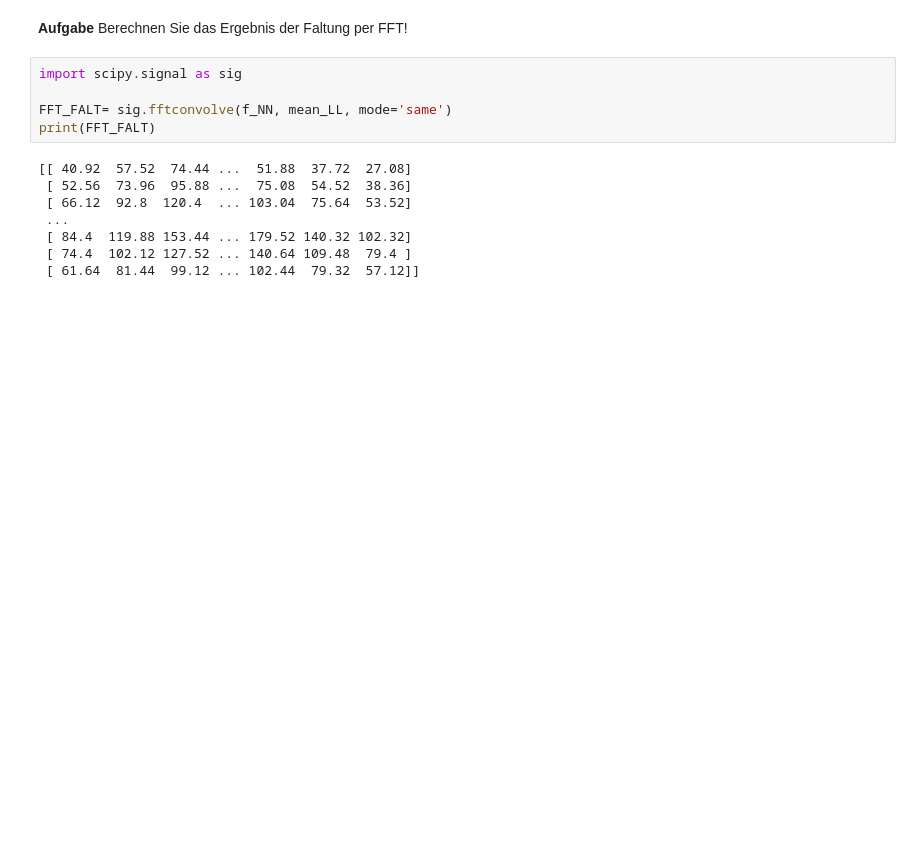
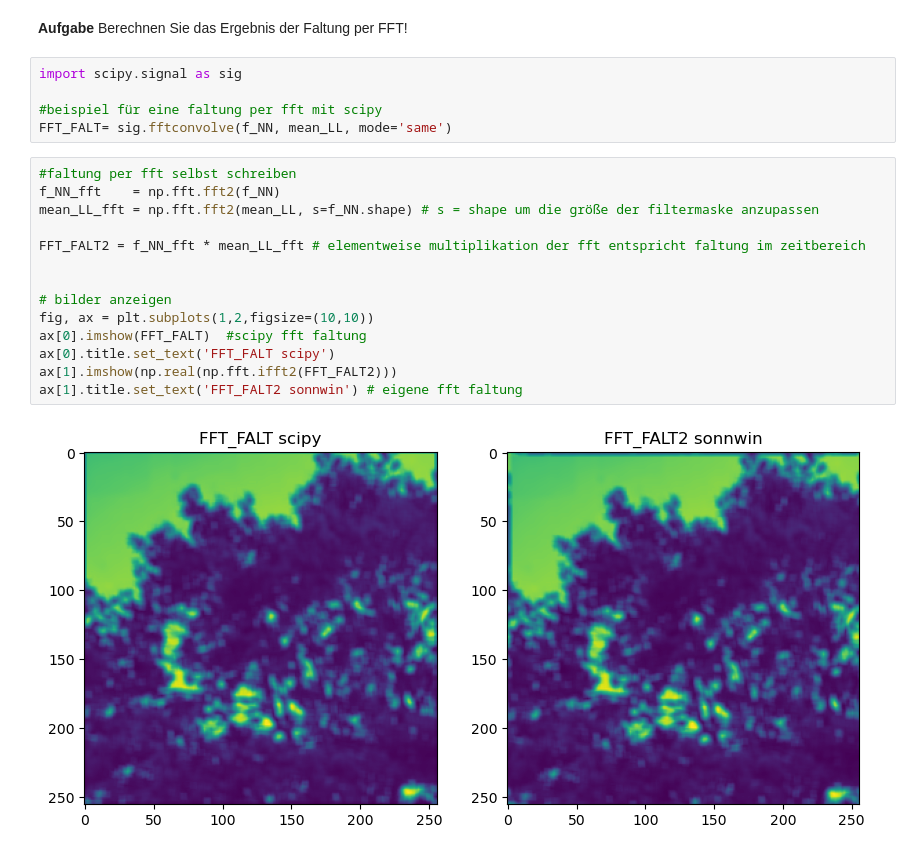
Before and after one commit to sonnii23/DigSigRep, a Jupyter notebook: digsig1/pds6_Sonnwin_Manleitner.ipynb, the cells around one changed output. Drawn from its saved outputs; the diff is of its cells as text; blank space fills up the shorter version.

```diff
--- a/digsig1/pds6_Sonnwin_Manleitner.ipynb
+++ b/digsig1/pds6_Sonnwin_Manleitner.ipynb
@@ -137,14 +145,22 @@ Berechnen Sie das Ergebnis der Faltung per FFT!
 # %%
 import scipy.signal as sig
 
+#beispiel für eine faltung per fft mit scipy
 FFT_FALT= sig.fftconvolve(f_NN, mean_LL, mode='same')
-print(FFT_FALT)
-# %% [output]
-[[ 40.92  57.52  74.44 ...  51.88  37.72  27.08]
- [ 52.56  73.96  95.88 ...  75.08  54.52  38.36]
- [ 66.12  92.8  120.4  ... 103.04  75.64  53.52]
- ...
- [ 84.4  119.88 153.44 ... 179.52 140.32 102.32]
- [ 74.4  102.12 127.52 ... 140.64 109.48  79.4 ]
- [ 61.64  81.44  99.12 ... 102.44  79.32  57.12]]
+# %%
+#faltung per fft selbst schreiben
+f_NN_fft    = np.fft.fft2(f_NN)
+mean_LL_fft = np.fft.fft2(mean_LL, s=f_NN.shape) # s = shape um die größe der filtermaske anzupassen
+
+FFT_FALT2 = f_NN_fft * mean_LL_fft # elementweise multiplikation der fft entspricht faltung im zeitbereich
+
+
+# bilder anzeigen
+fig, ax = plt.subplots(1,2,figsize=(10,10))
+ax[0].imshow(FFT_FALT)  #scipy fft faltung
+ax[0].title.set_text('FFT_FALT scipy')
+ax[1].imshow(np.real(np.fft.ifft2(FFT_FALT2)))
+ax[1].title.set_text('FFT_FALT2 sonnwin') # eigene fft faltung
+# %% [output]
+[figure, added]
 # %%
```
Also changed, not shown: parts of 8 cells of this notebook, 13 other files.
